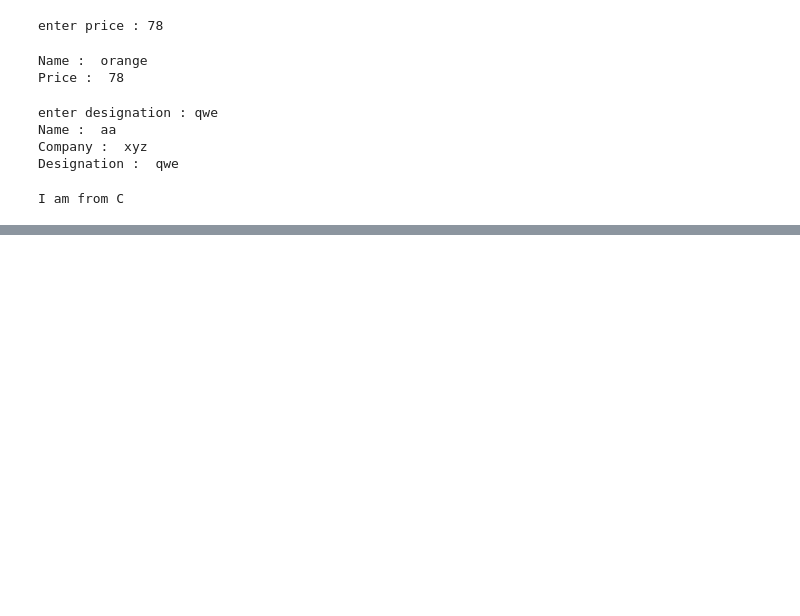
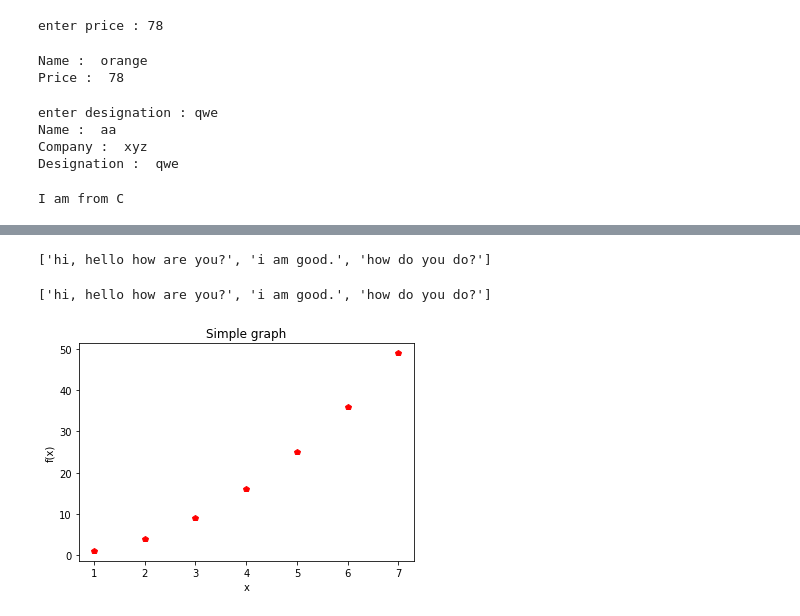
Before and after one commit to sharmasaravanan/Machine_learning, a Jupyter notebook: AI-vanilla.ipynb, the cells around one changed output, grey strips where cells are left out. Drawn from its saved outputs; the diff is of its cells as text; code cells hidden in the pictures; blank space fills up the shorter version.

```diff
--- a/AI-vanilla.ipynb
+++ b/AI-vanilla.ipynb
@@ -1119,0 +1191,8 @@ I am from C
+# %%
+out.splitlines()
+# %% [output]
+['hi, hello how are you?', 'i am good.', 'how do you do?']
+# %%
+outFile.read().splitlines()
+# %% [output]
+['hi, hello how are you?', 'i am good.', 'how do you do?']
@@ -1119,0 +1203,12 @@ I am from C
+# %%
+x = [1,2,3,4,5,6,7]
+y = [1,4,9,16,25,36,49]
+y3 = [1,8,27,64,125,6**3,7**3]
+# %%
+plt.plot(x,y,'rp',lw=2)
+plt.xlabel("x")
+plt.ylabel('f(x)')
+plt.title("Simple graph")
+plt.show()
+# %% [output]
+[figure, added]
```
Also changed, not shown: parts of 31 cells of this notebook, 5 other files.
